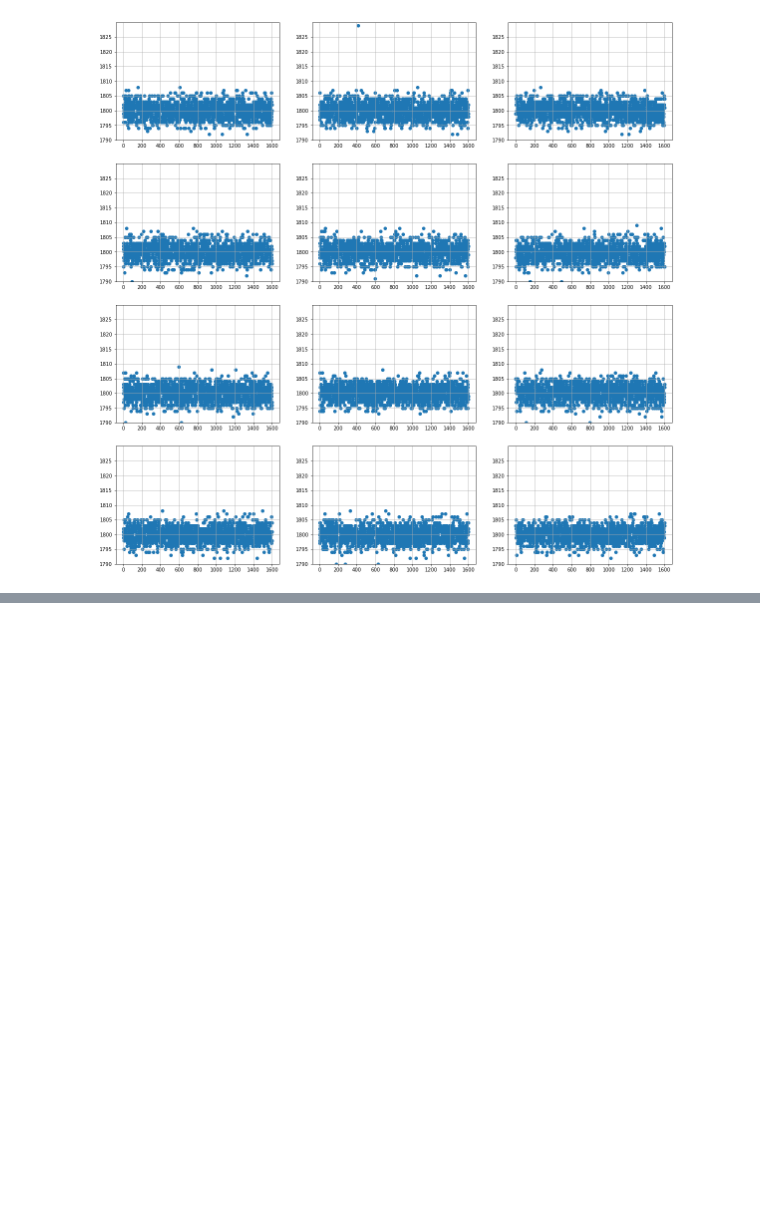
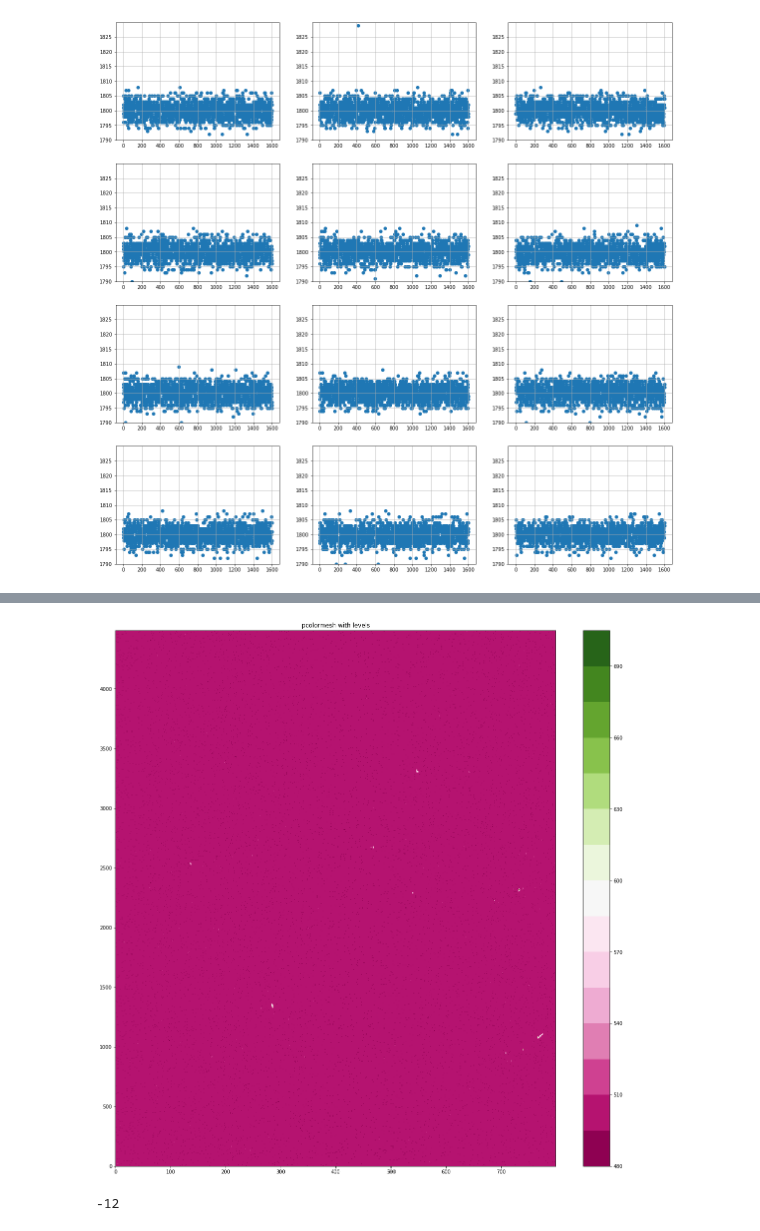
Before and after one commit to MaximArtemev/DUNE, a Jupyter notebook: Research/exploration.ipynb, the cells around one changed output, grey strips where cells are left out. Saved outputs shown, nothing was run; the diff lists cells and outputs as text; code cells hidden in the pictures; blank space fills up the shorter version.

```diff
--- a/Research/exploration.ipynb
+++ b/Research/exploration.ipynb
@@ -140,0 +140,39 @@ array([[   8,    0,    0, ..., 1801, 1805, 1803],
+# %%
+from matplotlib.colors import BoundaryNorm
+from matplotlib.ticker import MaxNLocator
+
+plt.figure(figsize=(20, 20))
+
+# make these smaller to increase the resolution
+
+# generate 2 2d grids for the x & y bounds
+y, x = np.mgrid[slice(0, collection_channels.shape[1], 1),
+                slice(0, 800, 1)]
+
+z = collection_channels[:800].T
+
+# x and y are bounds, so z should be the value *inside* those bounds.
+# Therefore, remove the last value from the z array.
+
+levels = MaxNLocator(nbins=15).tick_values(z.min(), z.max())
+
+
+# pick the desired colormap, sensible levels, and define a normalization
+# instance which takes data values and translates those into levels.
+cmap = plt.get_cmap('PiYG')
+norm = BoundaryNorm(levels, ncolors=cmap.N, clip=True)
+
+
+plt.pcolormesh(x, y, z, cmap=cmap, norm=norm)
+plt.colorbar()
+plt.title('pcolormesh with levels')
+
+fig.tight_layout()
+
+plt.show()
+# %% [output]
+[figure, added]
+# %%
+z.min()
+# %% [output]
+-12
```
Also changed, not shown: parts of 9 cells of this notebook, 3 other files.
